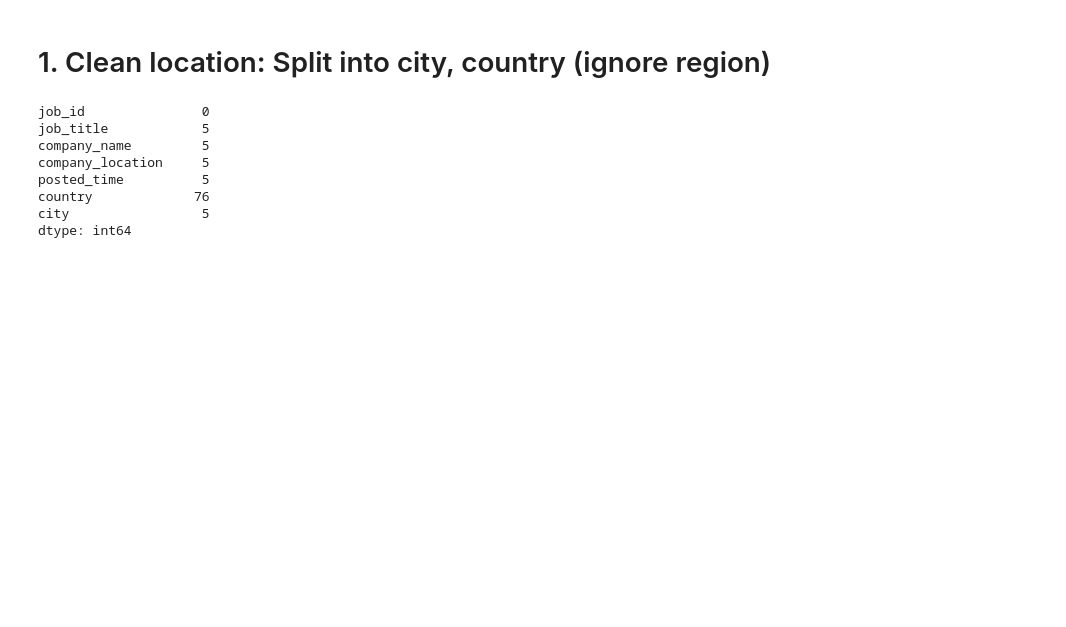
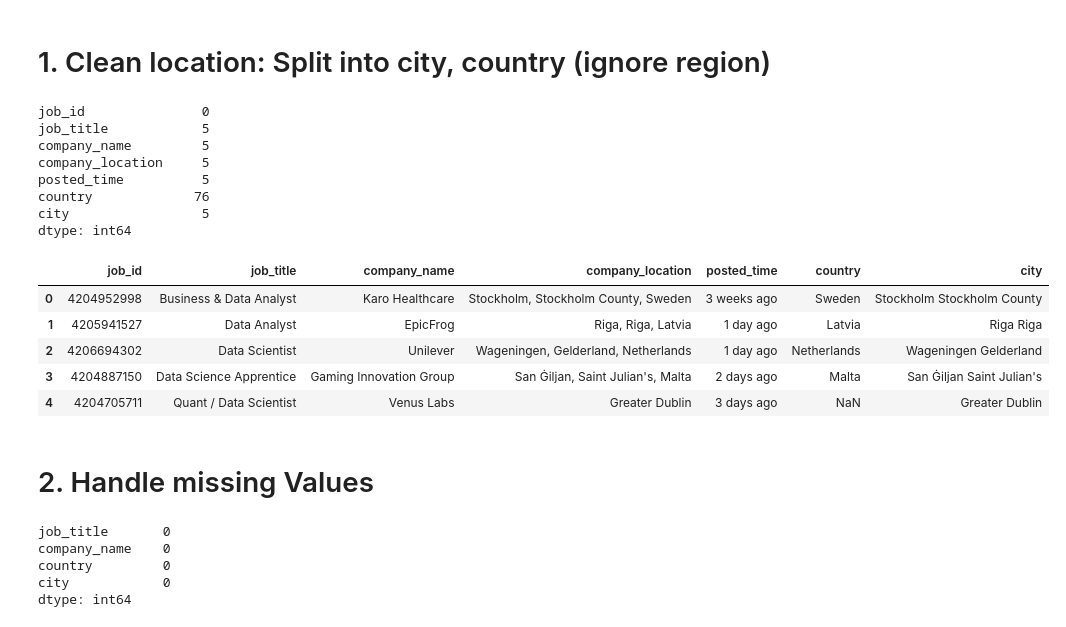
Before and after one commit to alafh11/The-State-of-Data-Internships-in-Europe-2025, a Jupyter notebook: Data_cleaning.ipynb, the cells around one changed output. Cells and saved outputs as stored; diff of their text form; code cells hidden in the pictures; blank space fills up the shorter version.

```diff
--- a/Data_cleaning.ipynb
+++ b/Data_cleaning.ipynb
@@ -35,3 +35,26 @@ posted_time          5
 country             76
 city                 5
 dtype: int64
+# %%
+df.head(5)
+# %% [output]
+|  | job_id | job_title | company_name | company_location | posted_time | country | city |
+| 0 | 4204952998 | Business & Data Analyst | Karo Healthcare | Stockholm, Stockholm County, Sweden | 3 weeks ago | Sweden | Stockholm Stockholm County |
+| 1 | 4205941527 | Data Analyst | EpicFrog | Riga, Riga, Latvia | 1 day ago | Latvia | Riga Riga |
+| 2 | 4206694302 | Data Scientist | Unilever | Wageningen, Gelderland, Netherlands | 1 day ago | Netherlands | Wageningen Gelderland |
+| 3 | 4204887150 | Data Science Apprentice | Gaming Innovation Group | San Ġiljan, Saint Julian's, Malta | 2 days ago | Malta | San Ġiljan Saint Julian's |
+| 4 | 4204705711 | Quant / Data Scientist | Venus Labs | Greater Dublin | 3 days ago | NaN | Greater Dublin |
+# %% [markdown]
+# 2. Handle missing Values
+# %%
+df["city"] = df["city"].fillna("Unknown City")
+df['country'] = df['country'].fillna('Unknown Country')
+df = df.drop(columns=['posted_time', 'company_location','job_id'])
+df = df.dropna()
+df.isna().sum()
+# %% [output]
+job_title       0
+company_name    0
+country         0
+city            0
+dtype: int64
```
Also changed, not shown: parts of 9 cells of this notebook.
